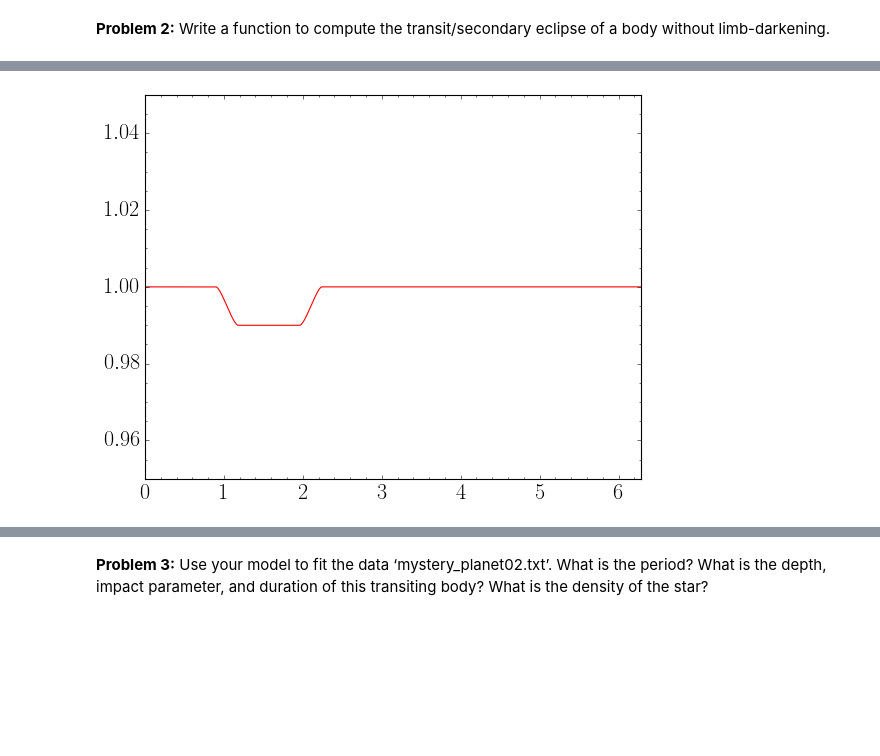
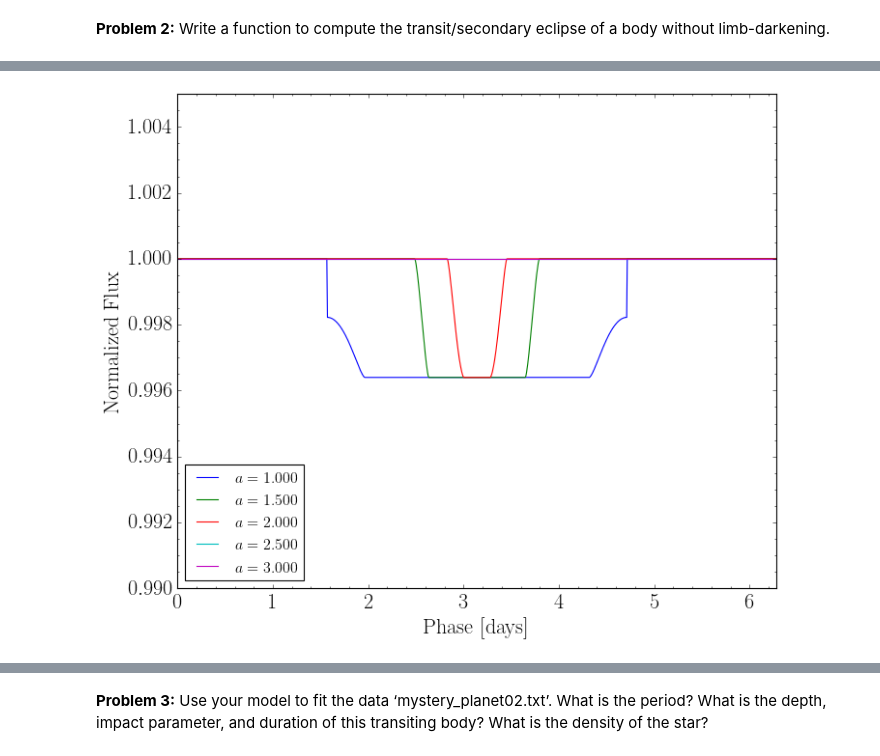
Before and after one commit to jbirky/exoplanet_models, a Jupyter notebook: transit_model.ipynb, the cells around one changed output, grey strips where cells are left out. Saved outputs shown, nothing was run; the diff lists cells and outputs as text; code cells hidden in the pictures; blank space fills up the shorter version.

```diff
--- a/transit_model.ipynb
+++ b/transit_model.ipynb
@@ -84,0 +94,23 @@ def transitFlux(tarr, k, a, i, t0, P, F0=1):
+# %%
+tarr = np.linspace(0, P, 1e3)
+
+# k, a, i, t0, P = .05, .35, math.pi/3, 1, 2*math.pi
+
+plt.figure(figsize=[10,8])
+for i in np.linspace(1,math.pi/2,5):
+    k = .06
+    # i =
+    a = 2
+    t0 = math.pi/2
+    P = 2*math.pi
+    model_flux = transitFlux(tarr, k, a, i, t0, P, F0=1)
+    plt.plot(tarr, model_flux, label=r'$i=%.3f$'%(i))
+# plt.plot(tarr, model_flux, color='r')
+plt.ylim(0.99,1.005)
+plt.xlim(0,P)
+plt.legend(loc=3)
+plt.xlabel('Phase [days]', fontsize=20)
+plt.ylabel(r'Normalized Flux', fontsize=20)
+plt.ticklabel_format(useOffset=False)
+plt.minorticks_on()
+plt.show()
@@ -85,14 +119,21 @@ def transitFlux(tarr, k, a, i, t0, P, F0=1):
 # %%
-k, a, i, t0, P = .1, 1.5, math.pi/3, 0, 2*math.pi
-tarr = np.linspace(0, P, 1e3)
-
-model_flux = transitFlux(tarr, k, a, i, t0, P, F0=1)
-
-plt.plot(tarr, model_flux, color='r')
-plt.ylim(0.95,1.05)
+plt.figure(figsize=[10,8])
+for a in np.linspace(1,3,5):
+    k = .06
+    i = 1.1
+#     a = 2
+    t0 = math.pi/2
+    P = 2*math.pi
+    model_flux = transitFlux(tarr, k, a, i, t0, P, F0=1)
+    plt.plot(tarr, model_flux, label=r'$a=%.3f$'%(a))
+# plt.plot(tarr, model_flux, color='r')
+plt.ylim(0.99,1.005)
 plt.xlim(0,P)
+plt.legend(loc=3)
+plt.xlabel('Phase [days]', fontsize=20)
+plt.ylabel(r'Normalized Flux', fontsize=20)
 plt.ticklabel_format(useOffset=False)
 plt.minorticks_on()
 plt.show()
 # %% [output]
-[figure, old version]
+[figure, new version]
```
Also changed, not shown: parts of 20 cells of this notebook.
